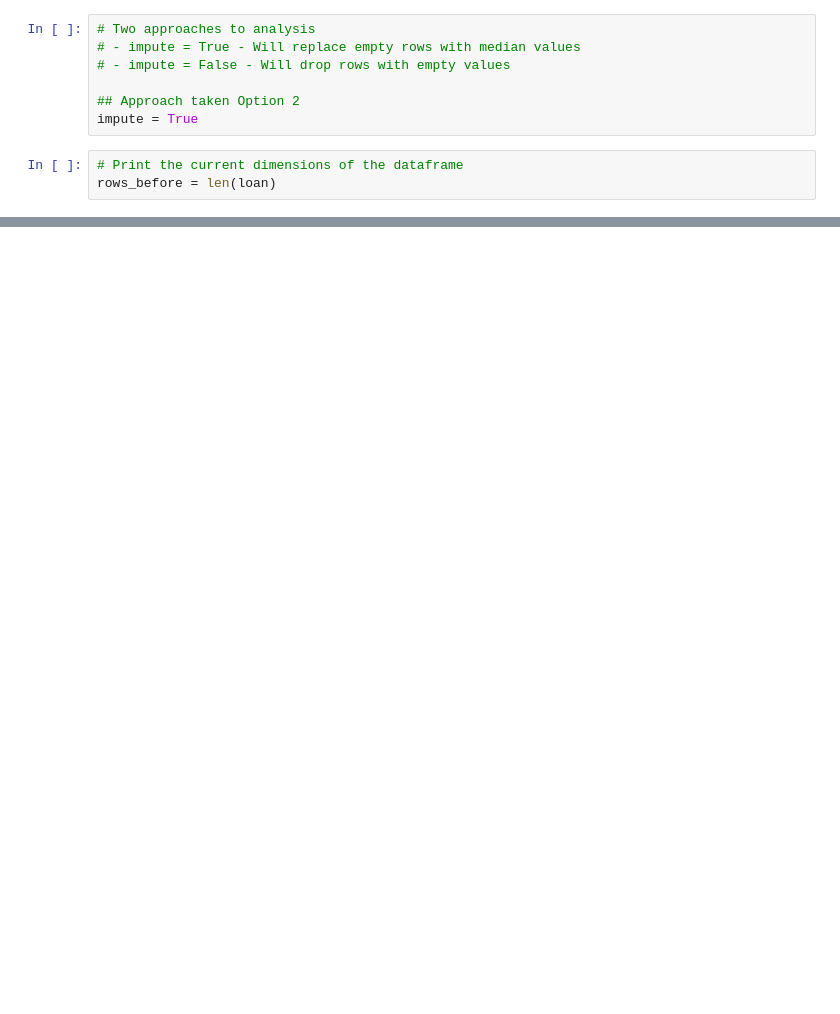
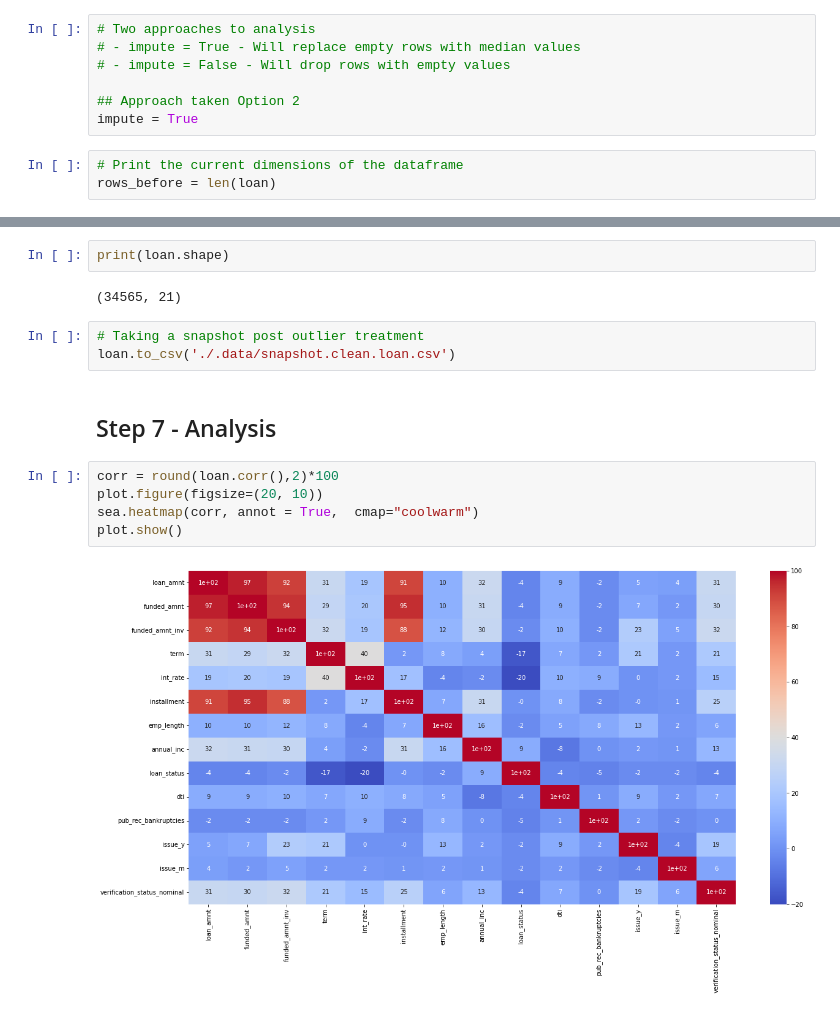
Before and after one commit to slahiri/LendingClubCaseStudy, a Jupyter notebook: Siddhartha_Lahiri.ipynb, the cells around one changed output, grey strips where cells are left out. Saved outputs shown, nothing was run; the diff lists cells and outputs as text; blank space fills up the shorter version.

```diff
--- a/Siddhartha_Lahiri.ipynb
+++ b/Siddhartha_Lahiri.ipynb
@@ -434,0 +652,16 @@ if debug == True:
+# %%
+print(loan.shape)
+# %% [output]
+(34565, 21)
+# %%
+# Taking a snapshot post outlier treatment
+loan.to_csv('./.data/snapshot.clean.loan.csv')
+# %% [markdown]
+## Step 7 - Analysis
+# %%
+corr = round(loan.corr(),2)*100
+plot.figure(figsize=(20, 10))
+sea.heatmap(corr, annot = True,  cmap="coolwarm")
+plot.show()
+# %% [output]
+[figure, added]
```
Also changed, not shown: parts of 32 cells of this notebook.
